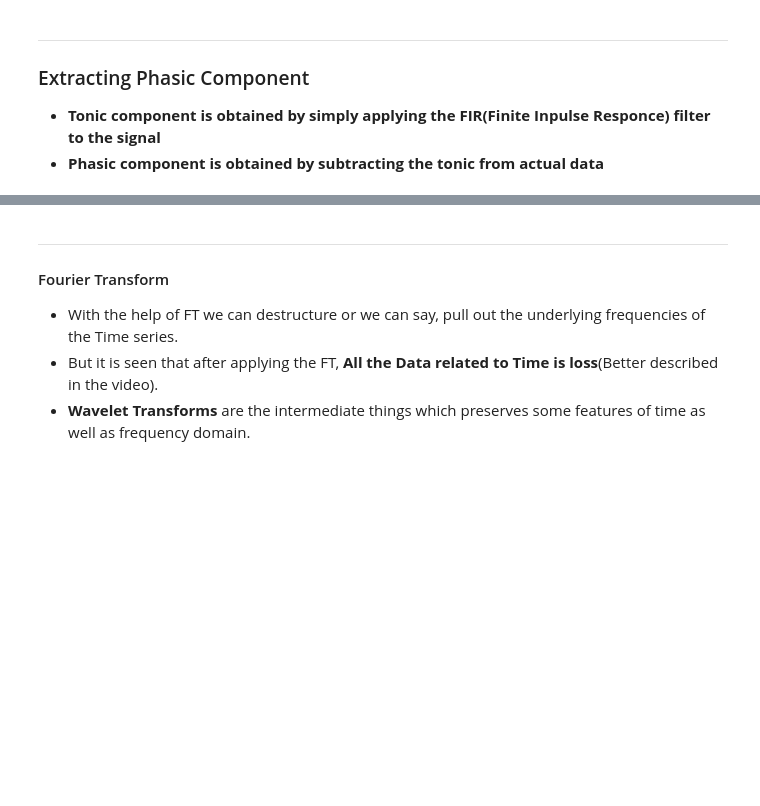
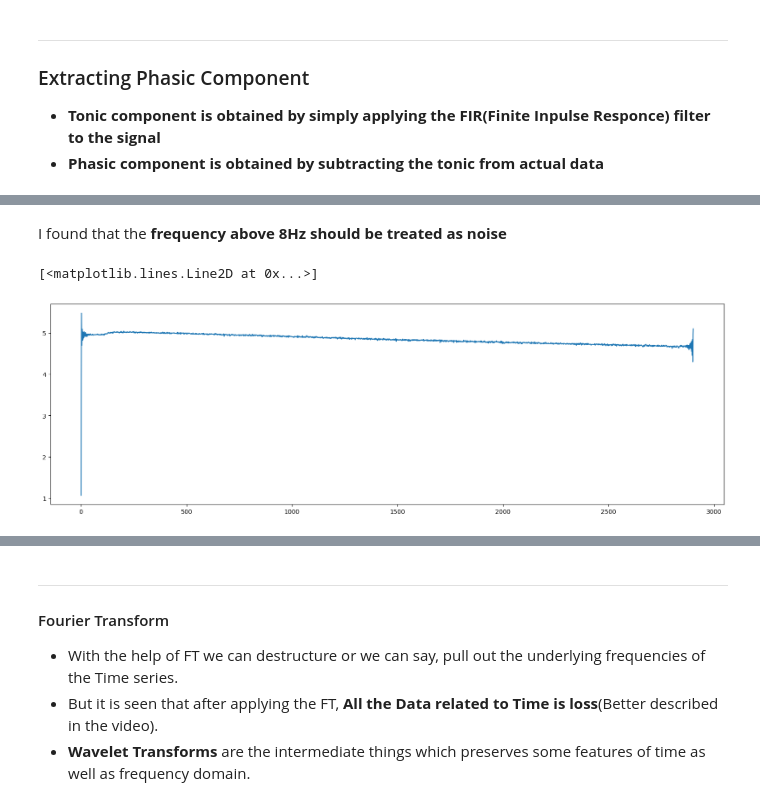
Before and after one commit to Dhyanesh-Panchal/GSR-research-and-stress-detection, a Jupyter notebook: Notes.ipynb, the cells around one changed output, grey strips where cells are left out. Cells and saved outputs as stored; diff of their text form; code cells hidden in the pictures; blank space fills up the shorter version.

```diff
--- a/Notes.ipynb
+++ b/Notes.ipynb
@@ -43,0 +61,12 @@ from scipy.signal import fir
+# %% [markdown]
+I found that the **frequency above 8Hz should be treated as noise**
+# %%
+ # --> Removing the NOISE
+noise_filter = firwin(numtaps=100,cutoff=8,window="hamming",fs=25)
+sub1_data = np.convolve(sub1_data,noise_filter,mode='same')
+sub1_data.shape
+plt.figure(figsize=(20,6))
+plt.plot(sub1_data)
+# %% [output]
+[<matplotlib.lines.Line2D at 0x...>]
+[figure, added]
```
Also changed, not shown: parts of 12 cells of this notebook, 2 other files.
